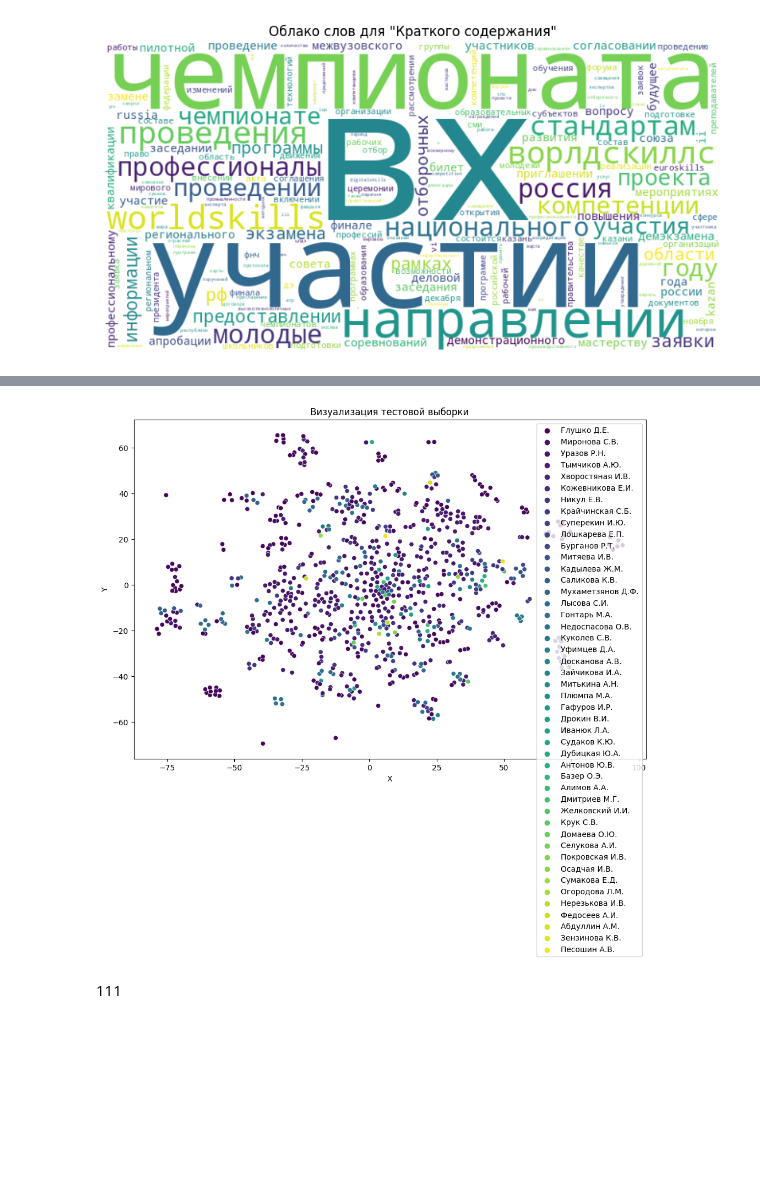
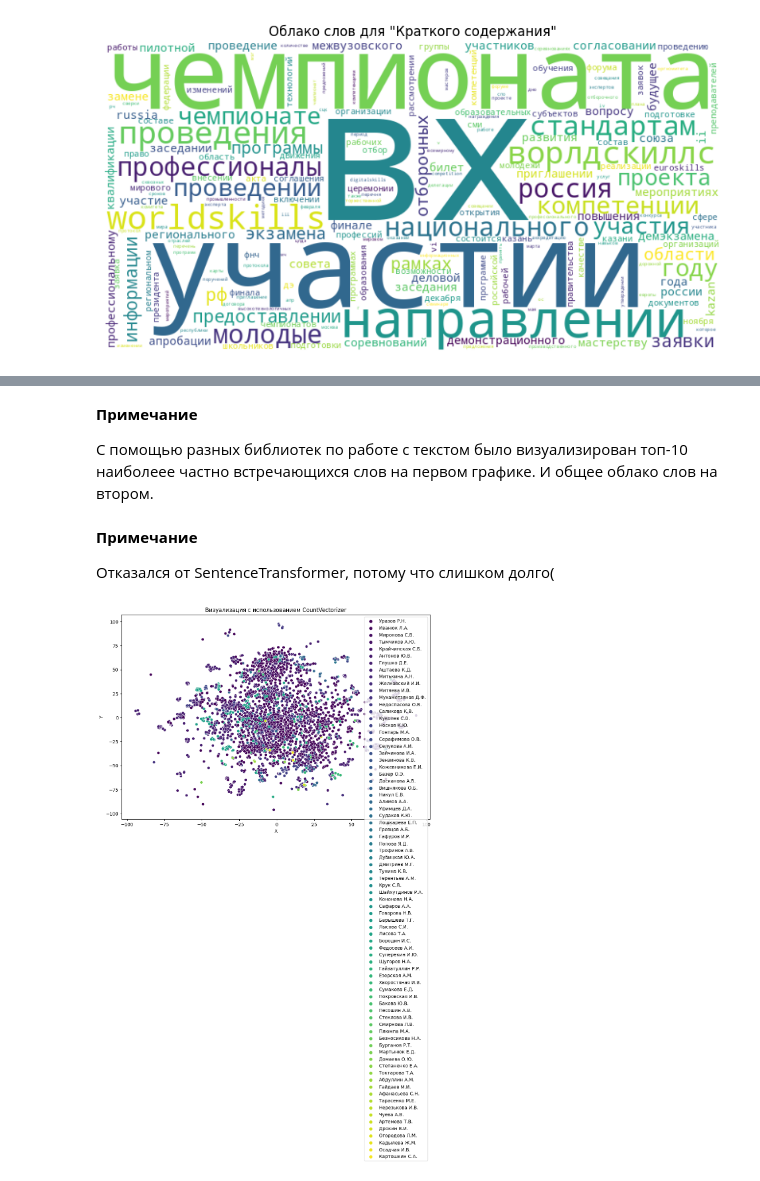
Before and after one commit to Artorius81/labs_ml_basov, a Jupyter notebook: ml_ex_07_12_23.ipynb, the cells around one changed output, grey strips where cells are left out. Cells and saved outputs as stored; diff of their text form; code cells hidden in the pictures; blank space fills up the shorter version.

```diff
--- a/ml_ex_07_12_23.ipynb
+++ b/ml_ex_07_12_23.ipynb
@@ -232,0 +184,4 @@ Classification Report:
+# %% [markdown]
+**Примечание**
+
+С помощью разных библиотек по работе с текстом было визуализирован топ-10 наиболеее частно встречающихся слов на первом графике. И общее облако слов на втором.
@@ -233,34 +190,50 @@ Classification Report:
 # %%
+from sentence_transformers import SentenceTransformer
+from sklearn.manifold import TSNE
 import seaborn as sns
-import matplotlib.pyplot as plt
-from sklearn.decomposition import PCA
-from sklearn.manifold import TSNE
 
-X_train_pca = PCA(n_components=50).fit_transform(X_train_tfidf.toarray())
-X_test_pca = PCA(n_components=50).fit_transform(X_test_tfidf.toarray())
+model = SentenceTransformer('paraphrase-distilroberta-base-v1')
+
+embeddings = model.encode(df['Краткое\nсодержание'].tolist(), convert_to_tensor=True)
 
 tsne = TSNE(n_components=2, random_state=42)
-X_train_tsne = tsne.fit_transform(X_train_pca)
-X_test_tsne = tsne.fit_transform(X_test_pca)
+embeddings_tsne = tsne.fit_transform(embeddings.cpu().numpy())
 
-df_visualization_train = pd.DataFrame({
-    'X': X_train_tsne[:, 0],
-    'Y': X_train_tsne[:, 1],
-    'Адресат': y_train
-})
-
-df_visualization_test = pd.DataFrame({
-    'X': X_test_tsne[:, 0],
-    'Y': X_test_tsne[:, 1],
-    'Адресат': y_test
+df_visualization = pd.DataFrame({
+    'X': embeddings_tsne[:, 0],
+    'Y': embeddings_tsne[:, 1],
+    'Адресат': df['Адресат']
 })
 
 plt.figure(figsize=(12, 8))
-sns.scatterplot(x='X', y='Y', hue='Адресат', data=df_visualization_test, palette='viridis', markers=True)
-plt.title('Визуализация тестовой выборки')
+sns.scatterplot(x='X', y='Y', hue='Адресат', data=df_visualization, palette='viridis', markers=True)
+plt.title('Визуализация результатов с использованием sentence-transformers')
 plt.legend(loc='upper right')
 plt.show()
-# %% [output]
-[figure, removed]
-# %% [markdown]
-111
+# %% [markdown]
+**Примечание**
+
+Отказался от SentenceTransformer, потому что слишком долго(
+# %%
+from sklearn.feature_extraction.text import CountVectorizer
+
+count_vectorizer = CountVectorizer(max_features=500)
+
+X_count = count_vectorizer.fit_transform(df['Краткое\nсодержание'])
+
+tsne_count = TSNE(n_components=2, random_state=42)
+X_count_tsne = tsne_count.fit_transform(X_count.toarray())
+
+df_visualization_count = pd.DataFrame({
+    'X': X_count_tsne[:, 0],
+    'Y': X_count_tsne[:, 1],
+    'Адресат': df['Адресат']
+})
+
+plt.figure(figsize=(12, 8))
+sns.scatterplot(x='X', y='Y', hue='Адресат', data=df_visualization_count, palette='viridis', markers=True)
+plt.title('Визуализация с использованием CountVectorizer')
+plt.legend(loc='upper right')
+plt.show()
+# %% [output]
+[figure, added]
```
Also changed, not shown: parts of 8 cells of this notebook.
